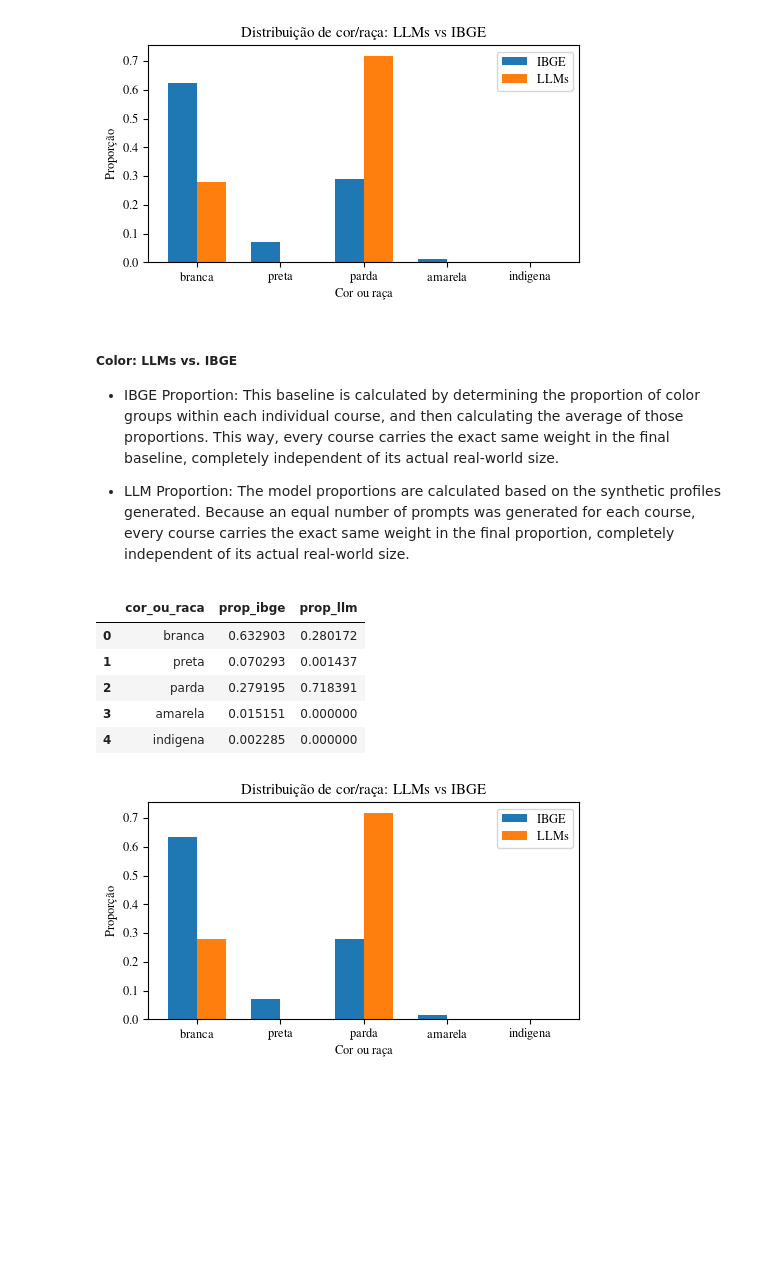
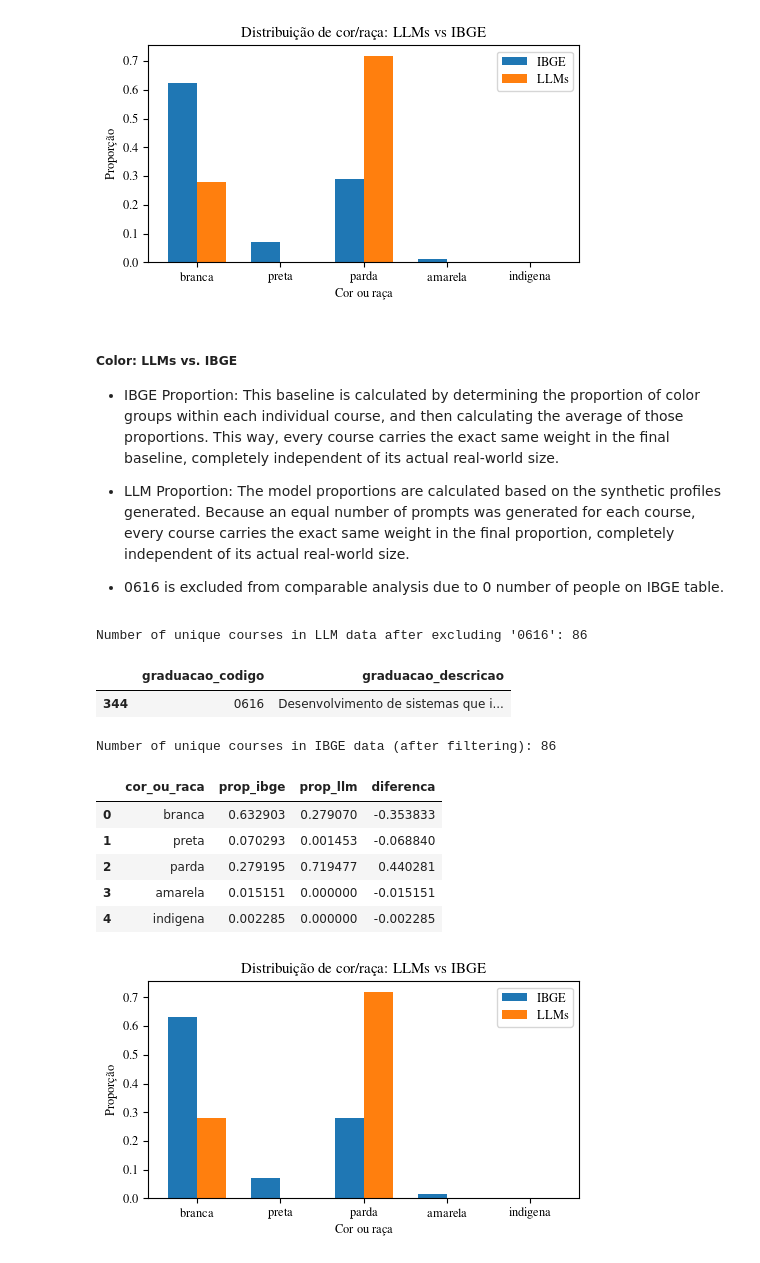
Before and after one commit to annwith/llm-gender-bias-lacci, a Jupyter notebook: src/analysis/processing_profile_results.ipynb, the cells around one changed output. Saved outputs shown, nothing was run; the diff lists cells and outputs as text; code cells hidden in the pictures; blank space fills up the shorter version.

Commit message:
Updates and fixes on the notebooks of analysis

```diff
--- a/src/analysis/processing_profile_results.ipynb
+++ b/src/analysis/processing_profile_results.ipynb
@@ -408,7 +403,7 @@ df[df["resposta_raw"].apply(lambda x: x.count("{") == 0)]
 chaves_esperadas = {"nome", "idade", "estado", "renda_mensal", "sexo_atribuido", "cor_ou_raca"}
 def checar_chaves(texto):
     try:
-        resposta_json = eval(texto)
+        resposta_json = json.loads(texto)
         if isinstance(resposta_json, dict):
             return chaves_esperadas.issubset(resposta_json.keys())
         else:
@@ -470,7 +465,7 @@ def extract_json(text):
         json_str = text[text.find("{"):text.rfind("}")+1]
         json_str = json_str.replace("\n", "").strip()
         try:
-            return eval(json_str)
+            return json.loads(json_str)
         except:
             return {}
     return {}
@@ -1009,7 +1087,7 @@ df_merged["cor_ou_raca_en"] = df_merged["cor_ou_raca"].replace({
     "preta": "Black",
     "parda": "Brown",
     "amarela": "Asian",
-    "indígena": "Indigenous"
+    "indigena": "Indigenous"
 })
 # %%
 dist_cor = (
@@ -1939,47 +1931,73 @@ plt.show()
 * IBGE Proportion: This baseline is calculated by determining the proportion of color groups within each individual course, and then calculating the average of those proportions. This way, every course carries the exact same weight in the final baseline, completely independent of its actual real-world size.
 
 * LLM Proportion: The model proportions are calculated based on the synthetic profiles generated. Because an equal number of prompts was generated for each course, every course carries the exact same weight in the final proportion, completely independent of its actual real-world size.
+
+* 0616 is excluded from comparable analysis due to 0 number of people on IBGE table.
+# %%
+cor_llm = df_merged[df_merged['graduacao_codigo'] != '0616']  # Exclude '0616'
+print("Number of unique courses in LLM data after excluding '0616':", cor_llm['graduacao_codigo'].nunique())
+
+dist_cor_llm_comparable = pd.DataFrame({
+    "cor_ou_raca": ["branca", "preta", "parda", "amarela", "indigena"],
+    "prop_llm": [
+        cor_llm["llm_branca"].mean(),
+        cor_llm["llm_preta"].mean(),
+        cor_llm["llm_parda"].mean(),
+        cor_llm["llm_amarela"].mean(),
+        cor_llm["llm_indigena"].mean(),
+    ]
+})
+# %% [output]
+Number of unique courses in LLM data after excluding '0616': 86
+# %%
+ibge_por_grad = df_merged.drop_duplicates("graduacao_codigo")
+ibge_por_grad[ibge_por_grad["Pessoas_Total"] == 0][["graduacao_codigo", "graduacao_descricao"]]
+# %% [output]
+|  | graduacao_codigo | graduacao_descricao |
+| 344 | 0616 | Desenvolvimento de sistemas que i... |
 # %%
-ibge_por_grad = df_merged.drop_duplicates("graduacao_codigo")
+ibge_por_grad = ibge_por_grad[ibge_por_grad["graduacao_codigo"] != '0616'].copy()
+print("Number of unique courses in IBGE data (after filtering):", len(ibge_por_grad))
 
 # 1. Calculate the proportion of each race WITHIN each course
 # This divides each race column by the 'Pessoas_Total' column row by row.
 props_per_course = ibge_por_grad[[
     "Pessoas_Branca",
     "Pessoas_Preta",
     "Pessoas_Parda",
     "Pessoas_Amarela",
     "Pessoas_Indígena"
 ]].div(ibge_por_grad["Pessoas_Total"], axis=0)
 
 # 2. Calculate the mean of these proportions across all courses
 # This ensures a course with 100 people has the same weight as a course with 10,000 people.
 mean_props = props_per_course.mean()
 
 # 3. Create the dataframe mapping the new equally-weighted proportions
 dist_cor_ibge_comparable = pd.DataFrame({
     "cor_ou_raca": ["branca", "preta", "parda", "amarela", "indigena"],
     "prop_ibge": [
         mean_props["Pessoas_Branca"],
         mean_props["Pessoas_Preta"],
         mean_props["Pessoas_Parda"],
         mean_props["Pessoas_Amarela"],
         mean_props["Pessoas_Indígena"]
     ]
 })
 
 # 4. Merge and compare as before
-comparacao_cor_comparable = dist_cor_ibge_comparable.merge(dist_cor_llm, on="cor_ou_raca")
-comparacao_cor["diferenca"] = comparacao_cor["prop_llm"] - comparacao_cor["prop_ibge"]
+comparacao_cor_comparable = dist_cor_ibge_comparable.merge(dist_cor_llm_comparable, on="cor_ou_raca")
+comparacao_cor_comparable["diferenca"] = comparacao_cor_comparable["prop_llm"] - comparacao_cor_comparable["prop_ibge"]
 
 display(comparacao_cor_comparable)
 # %% [output]
+Number of unique courses in IBGE data (after filtering): 86
-|  | cor_ou_raca | prop_ibge | prop_llm |
-| 0 | branca | 0.632903 | 0.280172 |
-| 1 | preta | 0.070293 | 0.001437 |
-| 2 | parda | 0.279195 | 0.718391 |
-| 3 | amarela | 0.015151 | 0.000000 |
-| 4 | indigena | 0.002285 | 0.000000 |
+|  | cor_ou_raca | prop_ibge | prop_llm | diferenca |
+| 0 | branca | 0.632903 | 0.279070 | -0.353833 |
+| 1 | preta | 0.070293 | 0.001453 | -0.068840 |
+| 2 | parda | 0.279195 | 0.719477 | 0.440281 |
+| 3 | amarela | 0.015151 | 0.000000 | -0.015151 |
+| 4 | indigena | 0.002285 | 0.000000 | -0.002285 |
 # %%
 x = np.arange(len(comparacao_cor_comparable))
 largura = 0.35
```
Also changed, not shown: parts of 37 cells of this notebook, 1 other file.
